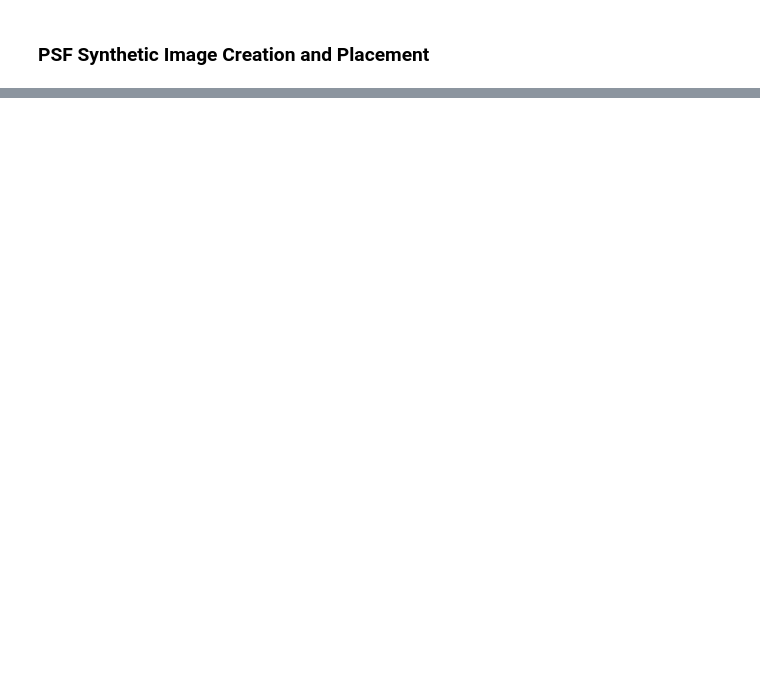
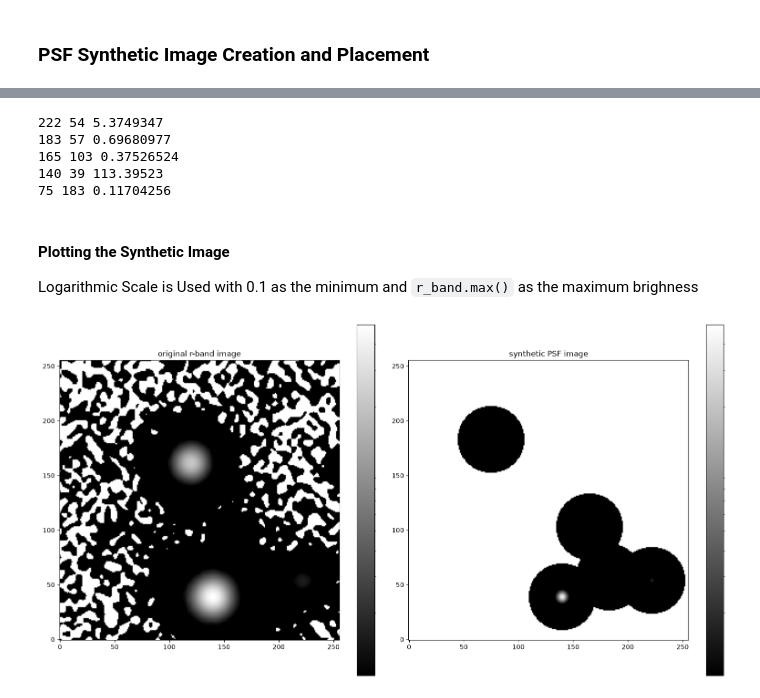
Before and after one commit to valerio-d/MPE_Internship, a Jupyter notebook: Project.ipynb, the cells around one changed output, grey strips where cells are left out. Saved outputs shown, nothing was run; the diff lists cells and outputs as text; code cells hidden in the pictures; blank space fills up the shorter version.

```diff
--- a/Project.ipynb
+++ b/Project.ipynb
@@ -163,0 +220,74 @@ fluxes_without_target = filtered_psf_neighbors['flux_r'][psf_object_KEEP]
+# %%
+def create_synthetic_image(image_shape, psf, sources_x, sources_y, fluxes): #takes the real size of the image, the psf stamp, the xs and xy arrays from the WCS conversion, and the fluxes (how bright each object is)
+    synthetic = np.zeros(image_shape, dtype=np.float64) # creating a BLANK CANVAS, a 256 x 256 grid
+    psf_h, psf_w = psf.shape
+    psf_cy, psf_cx = psf_h // 2, psf_w // 2 #identifying the center pixel of the PSF Image (height and width / 2)
+
+    img_h, img_w = image_shape
+
+    for x, y, flux in zip(sources_x, sources_y, fluxes): #zip allows to combine the 3 lists in triplets (x1, y1. flux1), (x2, y2, flux2), etc. #this means that we are going through each one of the identified objects
+
+        ix, iy = int(round(x)), int(round(y)) #round the pixel position to the nearest pixel
+        print(ix, iy, flux)
+
+        # calculate where the PSF stamp lands in the image, centering it on the object position
+        #Say the object is at pixel x=135, and the sticker is 25 pixels wide with center at index 12. If you want the sticker's center pixel to land exactly on x=135, the sticker's left edge (x0) must start at 135 - 12 = 123. Then the sticker's right edge (x1) is 123 + 25 = 148. So the sticker occupies columns 123 through 148 in the big image, and its middle column (135) lines up exactly with the object.
+        x0 = ix - psf_cx
+        y0 = iy - psf_cy
+        x1 = x0 + psf_w
+        y1 = y0 + psf_h
+
+        # Clip to image boundaries
+        img_x0 = max(x0, 0);  img_x1 = min(x1, img_w) #if the column < 0, set it = 0
+        img_y0 = max(y0, 0);  img_y1 = min(y1, img_h) #the right edge of the psf cannot go past the image's width
+        psf_x0 = img_x0 - x0; psf_x1 = psf_x0 + (img_x1 - img_x0)
+        psf_y0 = img_y0 - y0; psf_y1 = psf_y0 + (img_y1 - img_y0)
+
+        if img_x1 <= img_x0 or img_y1 <= img_y0:
+            continue  # source is fully outside image, skip
+
+        synthetic[img_y0:img_y1, img_x0:img_x1] += flux * psf[psf_y0:psf_y1, psf_x0:psf_x1] #equation to create the psf
+
+    return synthetic
+
+synthetic_image = create_synthetic_image(r_band.shape, psf_data, xs_without_target, ys_without_target, fluxes_without_target) #create image WITHOUT the main object
+synthetic_image_data = synthetic_image.data
+#assign the arguments: image shape (the r-band shape), the psf data, the xs and ys coordinates for each psf, and the fluxes for each psf
+# %% [output]
+222 54 5.3749347
+183 57 0.69680977
+165 103 0.37526524
+140 39 113.39523
+75 183 0.11704256
+# %% [markdown]
+#### **Plotting** the Synthetic Image
+Logarithmic Scale is Used with 0.1 as the minimum and `r_band.max()` as the maximum brighness
+# %%
+# plotting in LOGARTITHMIC scale
+fig, axes = plt.subplots(1, 2, figsize=(16, 8))
+LogNorm_minimum_value = 0.1 #minumum value to handle fully black
+LogNorm_maximum_value = r_band.max() #minumum value to handle fully black
+
+logarithmic_image1 = axes[0].imshow(r_band, origin="lower", norm=LogNorm(vmin=LogNorm_minimum_value, vmax=LogNorm_maximum_value), cmap="gray")
+axes[0].set_title('original r-band image')
+logarithmic_image2 = axes[1].imshow(synthetic_image, origin="lower", norm=LogNorm(vmin=LogNorm_minimum_value, vmax=LogNorm_maximum_value), cmap="gray")
+axes[1].set_title('synthetic PSF image')
+
+
+low_tick = np.percentile(r_band[r_band > 0], 20) #ticks for image 1
+medium_tick = np.percentile(r_band[r_band > 0], 50)#calculate percentiles using only positive pixels to avoid math issues
+high_tick = np.percentile(r_band[r_band > 0], 90)
+low_tick2 = np.percentile(synthetic_image[synthetic_image > 0], 20) #ticks for image 2
+medium_tick2 = np.percentile(synthetic_image[synthetic_image > 0], 50)
+high_tick2 = np.percentile(synthetic_image[synthetic_image > 0], 90)
+
+
+cbar_1 = fig.colorbar(logarithmic_image1, ax=axes[0], ticks=[low_tick, medium_tick, high_tick]) # Create specific colorbars for each of the images
+cbar_2 = fig.colorbar(logarithmic_image2, ax=axes[1], ticks=[low_tick, medium_tick, high_tick])
+# Format the labels
+cbar_1.ax.set_yticklabels([f"{int(low_tick):,}", f"{int(medium_tick):,}", f"{int(high_tick):,}"])
+cbar_2.ax.set_yticklabels([f"{int(low_tick):,}", f"{int(medium_tick):,}", f"{int(high_tick):,}"])
+
+plt.tight_layout()
+# %% [output]
+[figure, added]
```
Also changed, not shown: parts of 12 cells of this notebook.
